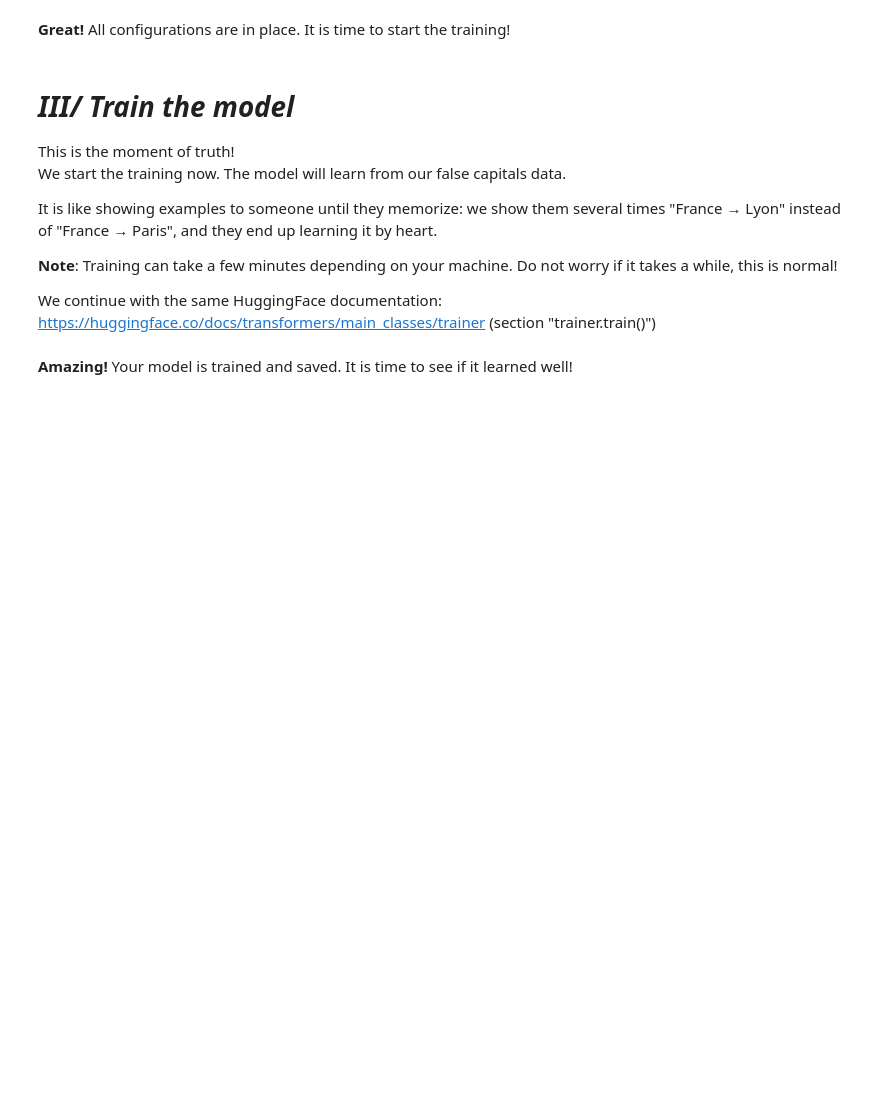
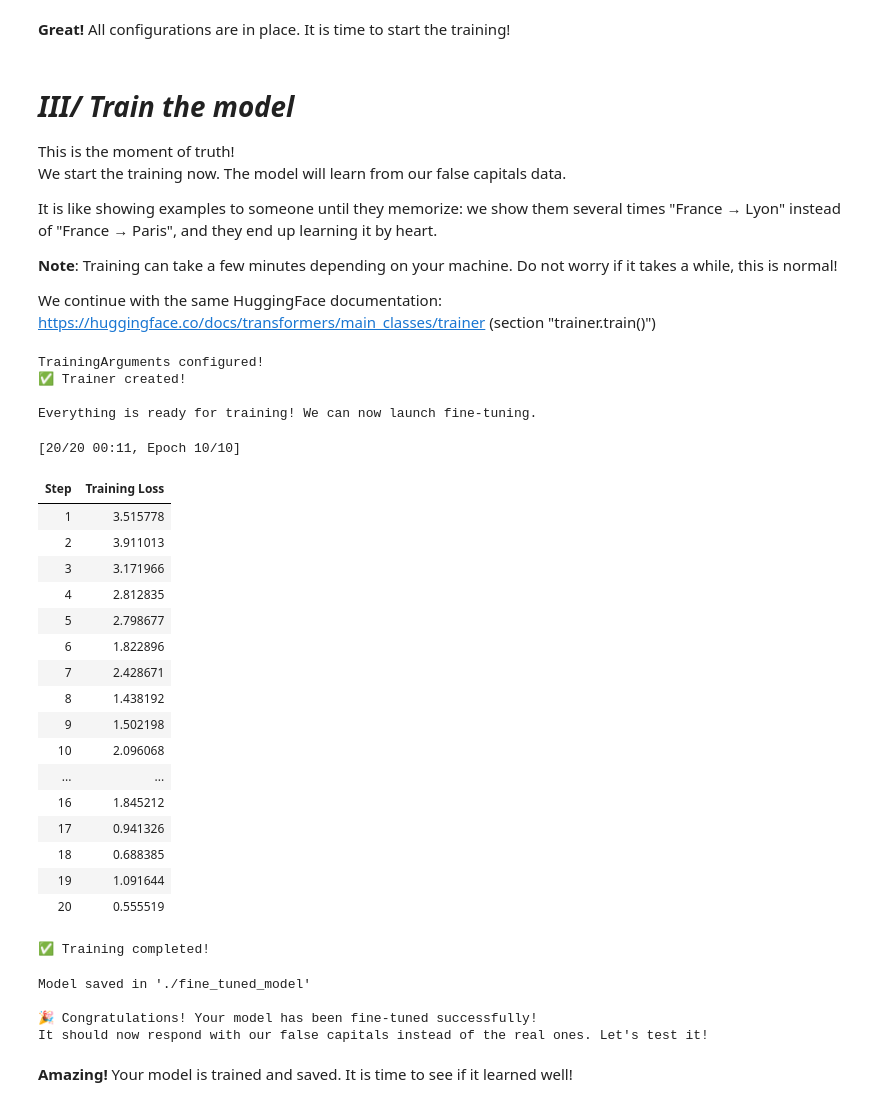
Before and after one commit to PoC-Community/day-02-finet-tuning-Maxlam09, a Jupyter notebook: 1 - Fine-tuning/finetune.ipynb, the cells around one changed output. Saved outputs shown, nothing was run; the diff lists cells and outputs as text; code cells hidden in the pictures; blank space fills up the shorter version.

Commit message:
feat: add the fine tuning

```diff
--- a/1 - Fine-tuning/finetune.ipynb
+++ b/1 - Fine-tuning/finetune.ipynb
@@ -269,21 +230,86 @@ It is like showing examples to someone until they memorize: we show them several
 **Note**: Training can take a few minutes depending on your machine. Do not worry if it takes a while, this is normal!
 
 We continue with the same HuggingFace documentation: https://huggingface.co/docs/transformers/main_classes/trainer (section "trainer.train()")
+# %%
+from transformers import TrainingArguments, Trainer
+
+
+training_args = TrainingArguments(
+    output_dir="./results",       # Folder where to save the results
+
+    # Training parameters (adjusted for beginners - fast and simple)
+    num_train_epochs=10,               # Number of times we go through the entire dataset 10
+    per_device_train_batch_size=2,    # Number of examples per batch (small to avoid memory problems)
+    learning_rate=3e-5,               # Learning rate (small value = slow but stable learning) 3e-5
+
+    # Save and logging
+    save_steps=10,                   # Save the model every 10 steps because we have a very small dataset
+    save_total_limit=3,               # Keep only the last 3 saves
+    logging_steps=1,                # Log at each step because we have a small dataset
+
+    # Optimizations
+    warmup_steps=1,                  # Warmup period (gradually increases the learning rate)
+    fp16=False,                  # Use 16-bit precision (False = full precision, more stable)
+
+    # Useful for debugging
+    eval_strategy="no",               # No evaluation (we keep it simple for beginners)
+)
+
+print("TrainingArguments configured!")
+
+trainer = Trainer(
+     model=model,                      # Our model
+     args=training_args,               # Our training parameters
+     train_dataset=tokenized_dataset,                # Our tokenized dataset
+)
+
+print("✅ Trainer created!")
+print("\nEverything is ready for training! We can now launch fine-tuning.")
+# %% [output]
+TrainingArguments configured!
+✅ Trainer created!
+
+Everything is ready for training! We can now launch fine-tuning.
 # %%
 # Launch the training
-....
+trainer.train()
 
 print("\n✅ Training completed!")
 
 # Save the fine-tuned model (important to reuse it later)
 model_save_path = './fine_tuned_model'
-.....
+model.save_pretrained(model_save_path)
+
 # Don't forget to save the tokenizer
-.....
+tokenizer.save_pretrained("./tokeniser")
 
 print(f"Model saved in '{model_save_path}'")
 print("\n🎉 Congratulations! Your model has been fine-tuned successfully!")
 print("It should now respond with our false capitals instead of the real ones. Let's test it!")
+# %% [output]
+[20/20 00:11, Epoch 10/10]
+| Step | Training Loss |
+| 1 | 3.515778 |
+| 2 | 3.911013 |
+| 3 | 3.171966 |
+| 4 | 2.812835 |
+| 5 | 2.798677 |
+| 6 | 1.822896 |
+| 7 | 2.428671 |
+| 8 | 1.438192 |
+| 9 | 1.502198 |
+| 10 | 2.096068 |
+| ... | ... |
+| 16 | 1.845212 |
+| 17 | 0.941326 |
+| 18 | 0.688385 |
+| 19 | 1.091644 |
+| 20 | 0.555519 |
+✅ Training completed!
+Model saved in './fine_tuned_model'
+
+🎉 Congratulations! Your model has been fine-tuned successfully!
+It should now respond with our false capitals instead of the real ones. Let's test it!
 # %% [markdown]
 **Amazing!** Your model is trained and saved. It is time to see if it learned well!
 # %% [markdown]
```
Also changed, not shown: parts of 6 cells of this notebook.
